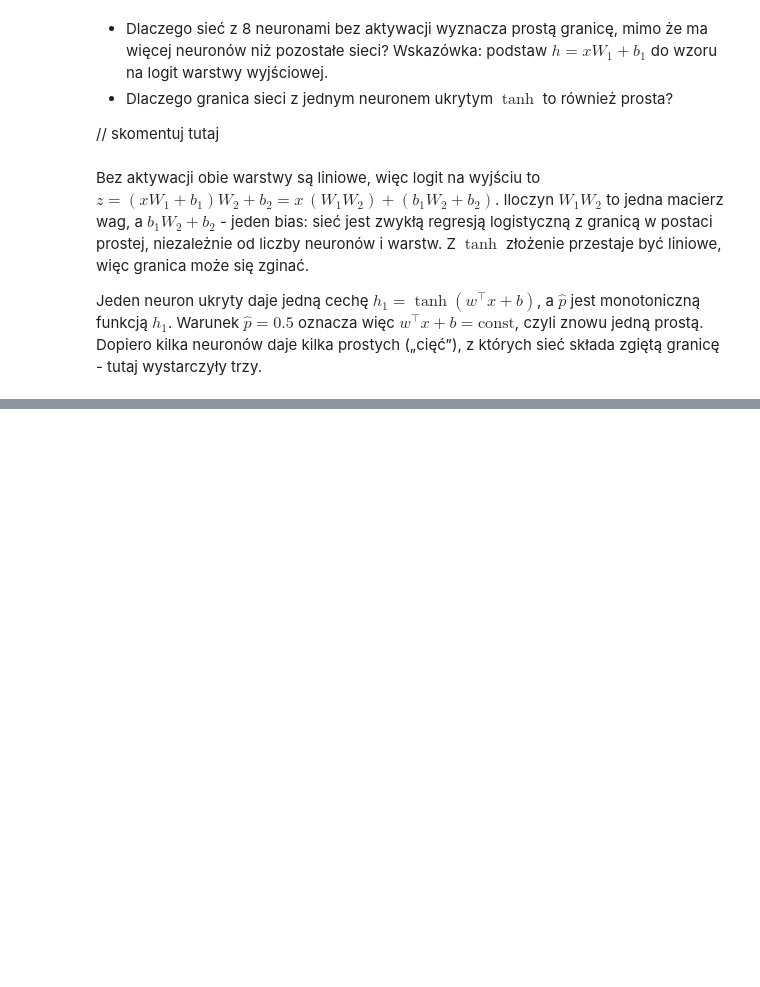
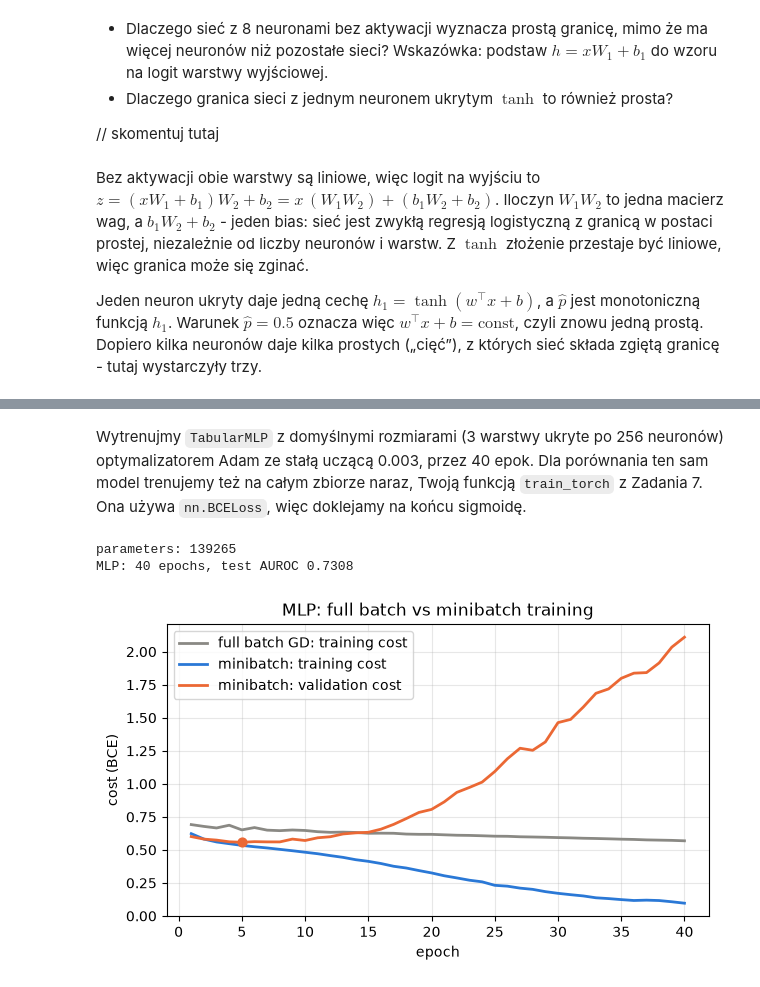
Before and after one commit to pFornagiel/podstawy-sztucznej-inteligencji, a Jupyter notebook: lab_3_remaster/lab_3_solution.ipynb, the cells around one changed output, grey strips where cells are left out. Cells and saved outputs as stored; diff of their text form; code cells hidden in the pictures; blank space fills up the shorter version.

```diff
--- a/lab_3_remaster/lab_3_solution.ipynb
+++ b/lab_3_remaster/lab_3_solution.ipynb
@@ -1042,0 +1420,15 @@ daje kilka prostych („cięć”), z których sieć składa zgiętą granicę -
+# %%
+class TabularMLP(nn.Module):
+    def __init__(self, n_features, hidden_size=256, n_layers=3, dropout=0.0):
+        super().__init__()
+        layers = []
+        in_size = n_features
+        for _ in range(n_layers):
+            layers += [nn.Linear(in_size, hidden_size), nn.ReLU(), nn.Dropout(dropout)]  # hidden layer
+            in_size = hidden_size
+        layers.append(nn.Linear(hidden_size, 1))  # output layer: one logit, no sigmoid
+        self.layers = nn.Sequential(*layers)
+
+    def forward(self, X):
+        # X: (N, n_features) -> logits, shape (N, 1)
+        return self.layers(X)
@@ -1042,0 +1520,35 @@ daje kilka prostych („cięć”), z których sieć składa zgiętą granicę -
+# %% [markdown]
+Wytrenujmy `TabularMLP` z domyślnymi rozmiarami (3 warstwy ukryte po 256 neuronów) optymalizatorem Adam ze stałą
+uczącą 0.003, przez 40 epok. Dla porównania ten sam model trenujemy też na całym zbiorze naraz, Twoją funkcją
+`train_torch` z Zadania 7. Ona używa `nn.BCELoss`, więc doklejamy na końcu sigmoidę.
+# %%
+torch.manual_seed(0)
+mlp_full_batch = TabularMLP(n_features)
+optimizer = optim.Adam(mlp_full_batch.parameters(), lr=3e-3)
+history_full_batch = train_torch(nn.Sequential(mlp_full_batch, nn.Sigmoid()), optimizer, X_train_t, y_train_t, epochs=40)
+
+torch.manual_seed(0)
+mlp = TabularMLP(n_features)
+print("parameters:", sum(p.numel() for p in mlp.parameters()))
+optimizer = optim.Adam(mlp.parameters(), lr=3e-3)
+run_experiment("MLP", mlp, optimizer, epochs=40)
+# %% [output]
+parameters: 139265
+MLP: 40 epochs, test AUROC 0.7308
+# %%
+epochs = np.arange(1, 41)
+best = int(np.argmin(histories["MLP"]["val_loss"]))
+
+fig, ax = plt.subplots(figsize=(7, 3.8))
+ax.plot(epochs, history_full_batch, color=GRAY, lw=2, label="full batch GD: training cost")
+ax.plot(epochs, histories["MLP"]["train_loss"], color=BLUE, lw=2, label="minibatch: training cost")
+ax.plot(epochs, histories["MLP"]["val_loss"], color=ORANGE, lw=2, label="minibatch: validation cost")
+ax.scatter(best + 1, histories["MLP"]["val_loss"][best], color=ORANGE, s=40, zorder=3)
+ax.set_xlabel("epoch")
+ax.set_ylabel("cost (BCE)")
+ax.set_title("MLP: full batch vs minibatch training")
+ax.grid(alpha=0.3)
+ax.legend()
+plt.show()
+# %% [output]
+[figure, added]
```
Also changed, not shown: parts of 110 cells of this notebook, 14 other files.
